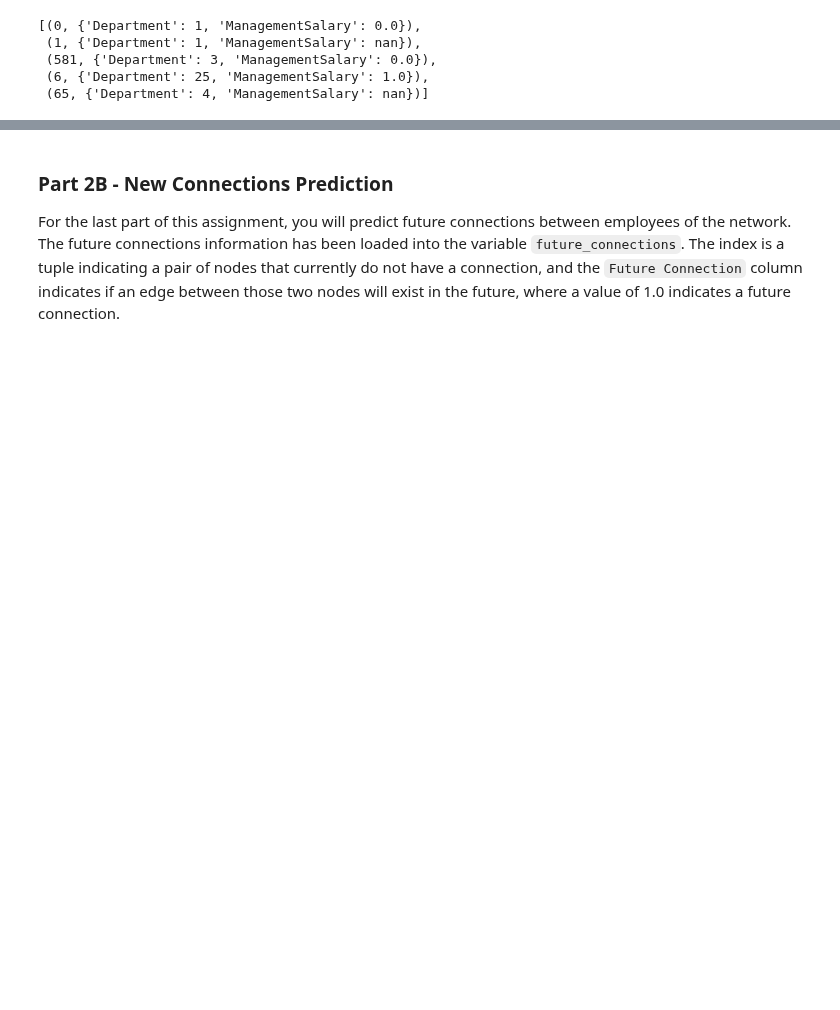
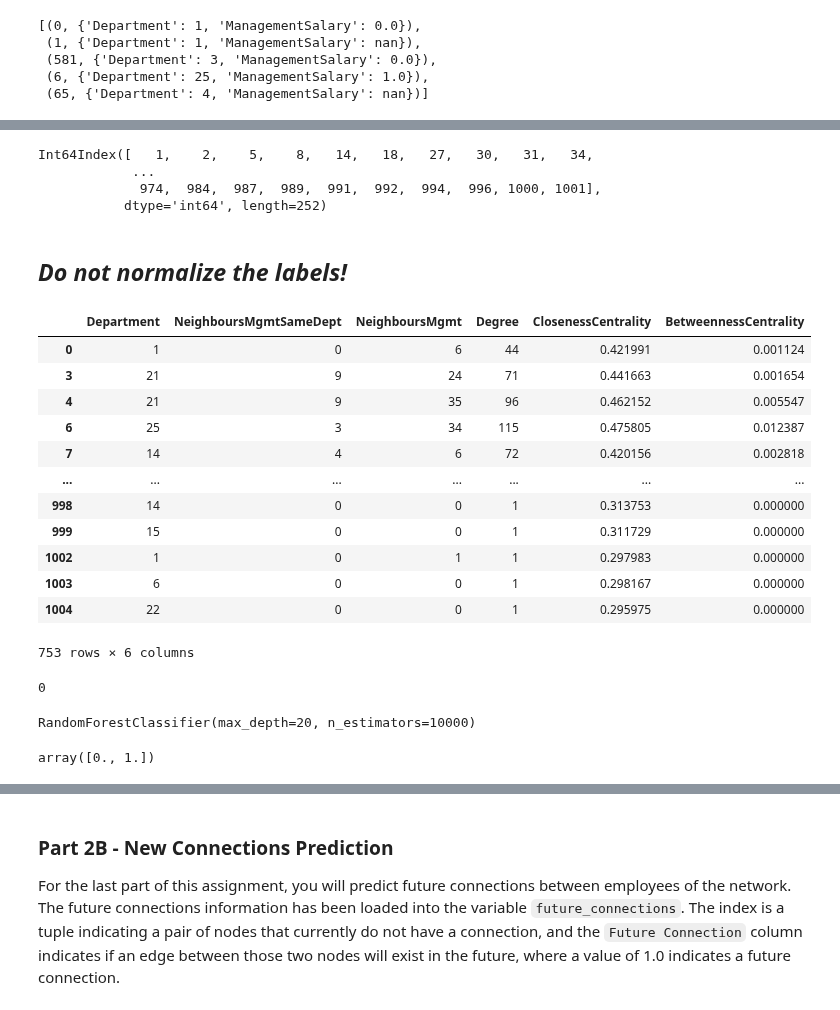
Before and after one commit to anoban/Applied-Social-Network-Analysis-in-Python, a Jupyter notebook: assignments/Assignment 4/assignment4.ipynb, the cells around one changed output, grey strips where cells are left out. Cells and saved outputs as stored; diff of their text form; code cells hidden in the pictures; blank space fills up the shorter version.

```diff
--- a/assignments/Assignment 4/assignment4.ipynb
+++ b/assignments/Assignment 4/assignment4.ipynb
@@ -217,0 +244,11 @@ def salary_predictions():
+# %%
+def sort_dict_values_keys(dictionary: dict) -> list:
+    return [val for (key, val) in sorted(dictionary.items(), reverse = False)]
+# %%
+ccentrality = sort_dict_values_keys(nx.closeness_centrality(G))
+bwcentrality = sort_dict_values_keys(nx.betweenness_centrality(G))
+# %%
+employees = pd.DataFrame({"Department": sort_dict_values_keys(dep), "ManagementSalary": sort_dict_values_keys(mgmt_salary),
+             "NeighboursMgmtSameDept": sort_dict_values_keys(neighbours_with_mgmt_salary_same_dept),
+            "NeighboursMgmt": sort_dict_values_keys(neighbours_with_mgmt_salary), "Degree": sort_dict_values_keys(degrees),
+            "ClosenessCentrality": ccentrality, "BetweennessCentrality": bwcentrality})
@@ -217,0 +261,2 @@ def salary_predictions():
+# %%
+train_x = employees.dropna(axis = 0).drop("ManagementSalary", axis = 1)
@@ -217,0 +267,38 @@ def salary_predictions():
+# %%
+test_x.index
+# %% [output]
+Int64Index([   1,    2,    5,    8,   14,   18,   27,   30,   31,   34,
+            ...
+             974,  984,  987,  989,  991,  992,  994,  996, 1000, 1001],
+           dtype='int64', length=252)
+# %% [markdown]
+## ***Do not normalize the labels!***
+# %%
+train_x
+# %% [output]
+|  | Department | NeighboursMgmtSameDept | NeighboursMgmt | Degree | ClosenessCentrality | BetweennessCentrality |
+| 0 | 1 | 0 | 6 | 44 | 0.421991 | 0.001124 |
+| 3 | 21 | 9 | 24 | 71 | 0.441663 | 0.001654 |
+| 4 | 21 | 9 | 35 | 96 | 0.462152 | 0.005547 |
+| 6 | 25 | 3 | 34 | 115 | 0.475805 | 0.012387 |
+| 7 | 14 | 4 | 6 | 72 | 0.420156 | 0.002818 |
+| ... | ... | ... | ... | ... | ... | ... |
+| 998 | 14 | 0 | 0 | 1 | 0.313753 | 0.000000 |
+| 999 | 15 | 0 | 0 | 1 | 0.311729 | 0.000000 |
+| 1002 | 1 | 0 | 1 | 1 | 0.297983 | 0.000000 |
+| 1003 | 6 | 0 | 0 | 1 | 0.298167 | 0.000000 |
+| 1004 | 22 | 0 | 0 | 1 | 0.295975 | 0.000000 |
+753 rows × 6 columns
+# %%
+train_y.isna().sum()
+# %% [output]
+0
+# %%
+classifier = RandomForestClassifier(n_estimators = 10_000, max_depth = 20)
+classifier.fit(train_x, train_y)
+# %% [output]
+RandomForestClassifier(max_depth=20, n_estimators=10000)
+# %%
+classifier.classes_
+# %% [output]
+array([0., 1.])
```
Also changed, not shown: parts of 40 cells of this notebook, 1 other file.
